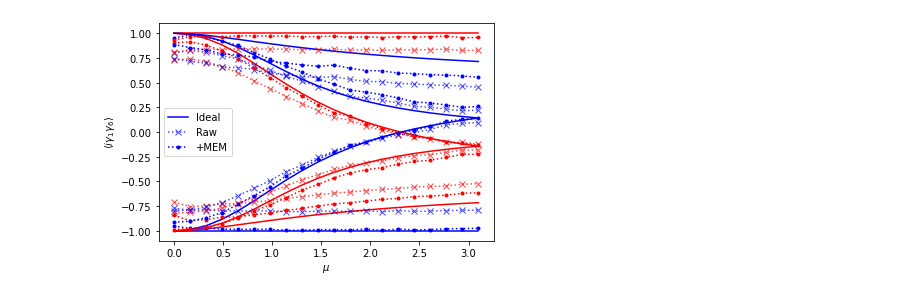
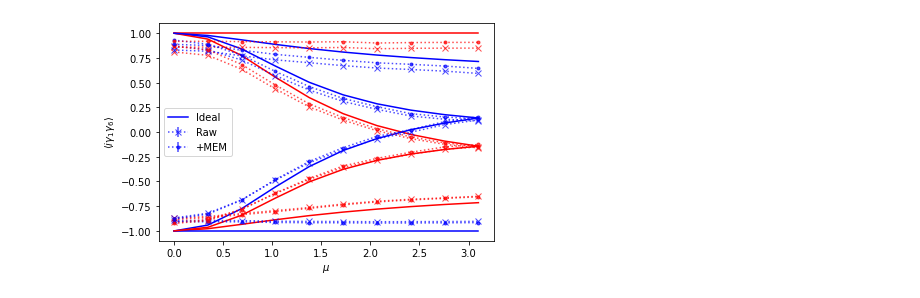
Before and after one commit to qiskit-community/qiskit-research, a Jupyter notebook: docs/mzm_generation/data-collection.ipynb, the cells around one changed output. Drawn from its saved outputs; the diff is of its cells as text; code cells hidden in the pictures.

Commit message:
compute correlation matrix

```diff
--- a/docs/mzm_generation/data-collection.ipynb
+++ b/docs/mzm_generation/data-collection.ipynb
@@ -21,16 +27,17 @@ backend = provider.get_backend('ibmq_lima')
 # Hamiltonian parameters
 n_modes = 3
 tunneling_values = [-1.0]
-superconducting_values = [0.5, 1.0]
-chemical_potential_values = np.linspace(1e-8, 3.1, num=20)
+superconducting_values = [1.0]
+chemical_potential_values = np.linspace(1e-8, 3.1, num=10)
 occupied_orbitals_list = [(), (0,), (1,), (2,), (0, 1), (0, 2), (1, 2), (0, 1, 2)]
+# occupied_orbitals_list = [(), (0,), (0, 1), (0, 1, 2)]
 
 # qubits
 # TODO choose qubits that minimize error rate
 qubits = [0, 1, 2]
 
 # number of shots
-shots = 50000
+shots = 20000
 
 # number of shots for readout error calibration
 readout_calibration_shots = 100000
@@ -88,9 +104,9 @@ provider = IBMQ.get_provider(hub='ibm-q-internal', group='deployed', project='de
 # %%
-# db_experiment_id = '0c062b9e-42dc-4234-8d98-ad7c4009e42e'
-db_experiment_id = '9e7e2259-35c1-412c-92ce-eb3daed8ff6a'
-# db_experiment_id = 'c09ecdc3-1ddf-43a4-9ad5-77332e6618e1'
+# # db_experiment_id = '0c062b9e-42dc-4234-8d98-ad7c4009e42e'
+# db_experiment_id = '9e7e2259-35c1-412c-92ce-eb3daed8ff6a'
+# # db_experiment_id = 'c09ecdc3-1ddf-43a4-9ad5-77332e6618e1'
 
-data = ExperimentData.load(db_experiment_id, provider.service('experiment'))
+# data = ExperimentData.load(db_experiment_id, provider.service('experiment'))
 # %%
 qubits = data.metadata["qubits"]
 n_modes = len(qubits)
@@ -290,40 +257,43 @@ plt.show()
 # %%
 # plot edge correlation
-edge_correlation_exact = data.analysis_results('edge_correlation_exact').value
-edge_correlation_raw = data.analysis_results('edge_correlation_raw').value
-edge_correlation_mem = data.analysis_results('edge_correlation_mem').value
-
 fig, ax = plt.subplots()
-for occupied_orbitals, series in edge_correlation_exact.items():
+for occupied_orbitals, edge_correlations in edge_correlation_exact.items():
     label = "Ideal" if not occupied_orbitals else None
     color = "red" if len(occupied_orbitals) % 2 else "blue"
-    ax.plot(chemical_potential_values, series, label=label, color=color)
-for occupied_orbitals, series in edge_correlation_raw.items():
+    ax.plot(chemical_potential_values, edge_correlations, label=label, color=color)
+for occupied_orbitals, (edge_correlations, stddevs) in edge_correlation_raw.items():
     label = "Raw" if not occupied_orbitals else None
     color = "red" if len(occupied_orbitals) % 2 else "blue"
-    ax.plot(
+    ax.errorbar(
         chemical_potential_values,
-        series,
-        "x:",
+        edge_correlations,
+        yerr=2 * np.array(stddevs),
+        fmt="x:",
         label=label,
         color=color,
-        alpha=0.7,
+        alpha=0.7
     )
-for occupied_orbitals, series in edge_correlation_mem.items():
+for occupied_orbitals, (edge_correlations, stddevs) in edge_correlation_mem.items():
     label = "+MEM" if not occupied_orbitals else None
     color = "red" if len(occupied_orbitals) % 2 else "blue"
-    ax.plot(
-        chemical_potential_values, series, ".:", label=label, color=color
+    ax.errorbar(
+        chemical_potential_values,
+        edge_correlations,
+        yerr=2 * np.array(stddevs),
+        fmt=".:",
+        label=label,
+        color=color,
+        alpha=0.7
     )
 ax.set_xlabel(r"$\mu$")
 ax.set_ylabel(r"$\langle i \gamma_1 \gamma_6 \rangle$")
 ax.set_ylim(-1.1, 1.1)
 ax.legend()
 
 data.add_figures(fig, 'edge_correlation_raw_mem', overwrite=True)
 plt.show()
 # %% [output]
-[figure, old version]
+[figure, new version]
 # %%
 # plot parity
 parity_exact = data.analysis_results('parity_exact').value
```
Also changed, not shown: parts of 13 cells of this notebook, 4 other files.
